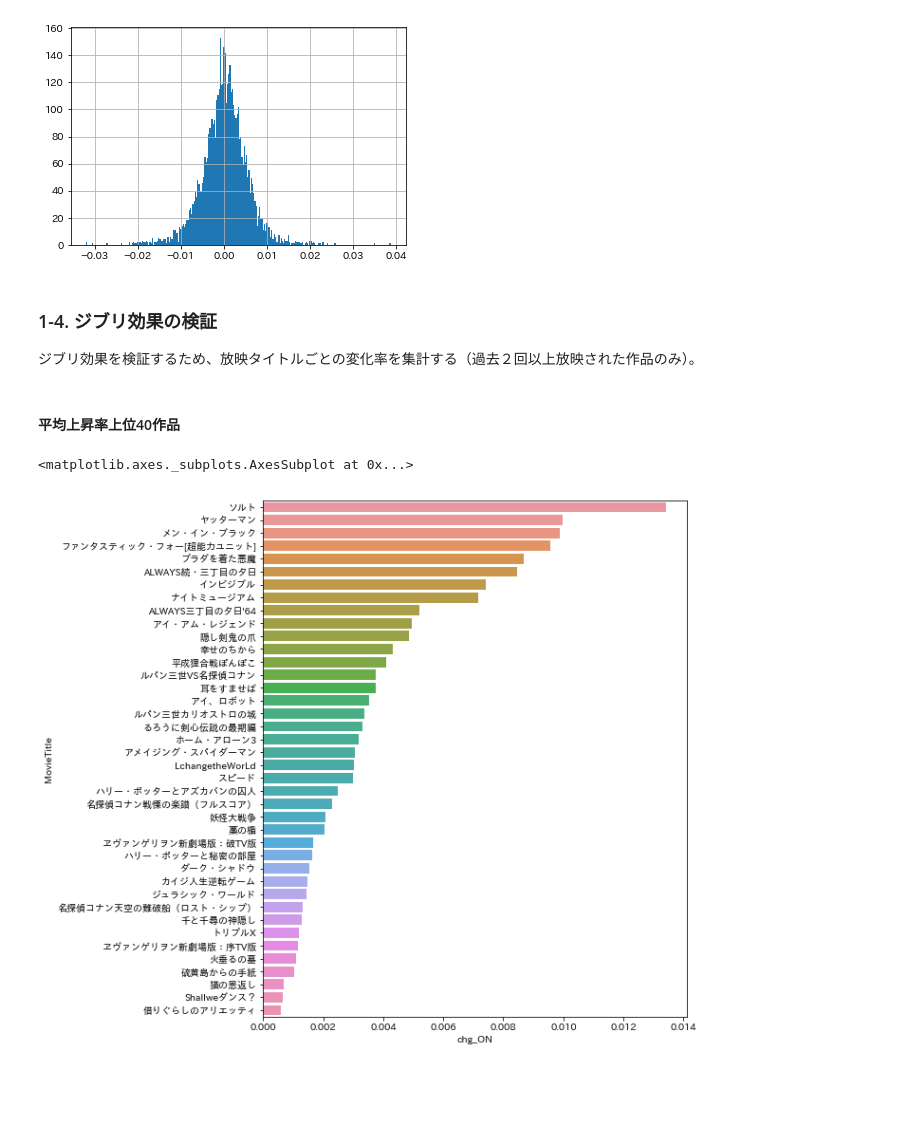
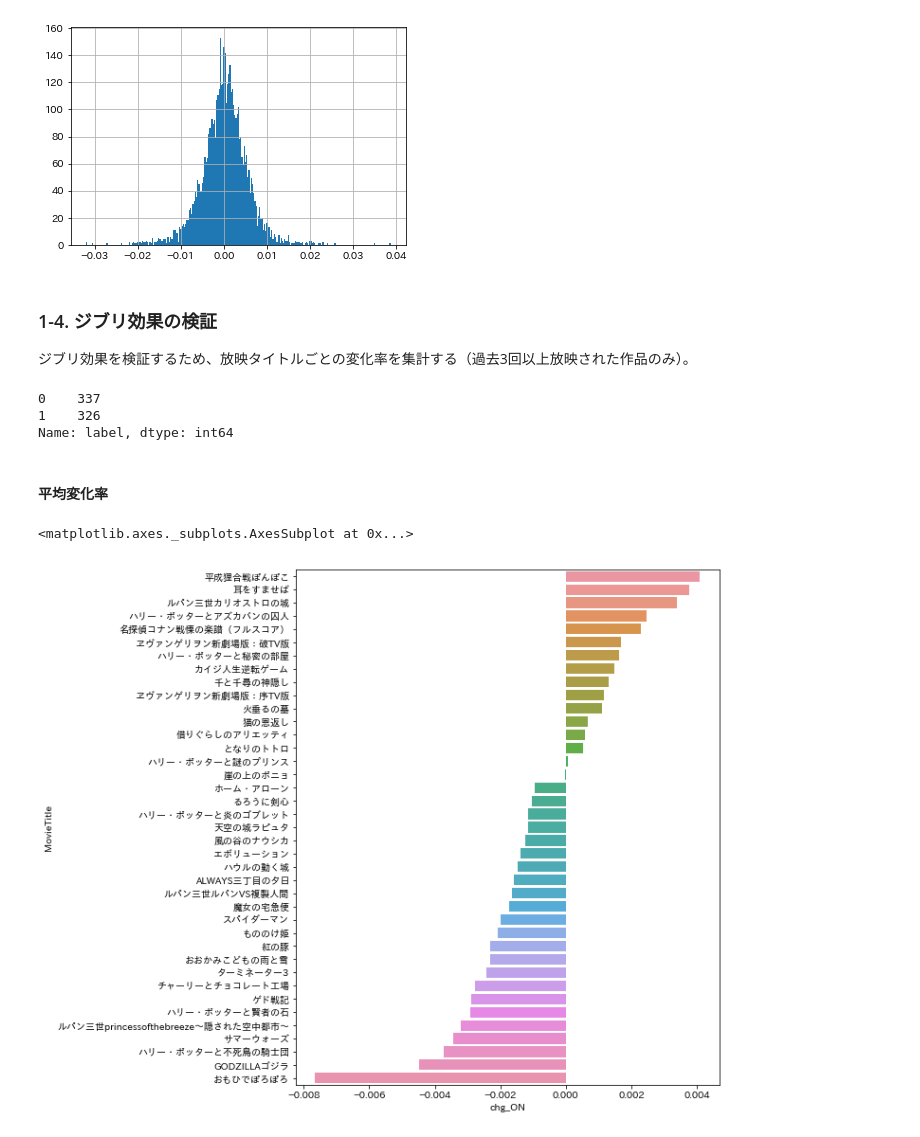
Before and after one commit to MitsuruFujiwara/FX_Trading, a Jupyter notebook: GhibliEffect.ipynb, the cells around one changed output. Saved outputs shown, nothing was run; the diff lists cells and outputs as text; code cells hidden in the pictures; blank space fills up the shorter version.

```diff
--- a/GhibliEffect.ipynb
+++ b/GhibliEffect.ipynb
@@ -85,21 +85,29 @@ df['chg_ON'].hist(bins=255)
 [figure]
 # %% [markdown]
 ### 1-4. ジブリ効果の検証
-ジブリ効果を検証するため、放映タイトルごとの変化率を集計する（過去２回以上放映された作品のみ）。
+ジブリ効果を検証するため、放映タイトルごとの変化率を集計する（過去3回以上放映された作品のみ）。
 # %%
 # 為替データと放映タイトルを結合。
 movie = movie.join(df['chg_ON'])
 
 # 変化率の絶対値を追加
 movie['chg_ON_abs'] = movie['chg_ON'].abs()
+
+# 二値分類用のラベルを追加
+movie['label'] = movie['chg_ON'].apply(lambda x: 1 if x>=0 else 0)
+movie.label.value_counts()
+# %% [output]
+0    337
+1    326
+Name: label, dtype: int64
 # %% [markdown]
-#### 平均上昇率上位40作品
+#### 平均変化率
 # %%
-cols = movie.groupby('MovieTitle').mean()[movie.groupby('MovieTitle').count() >1].sort_values(by='chg_ON',ascending=False)[:40].index
+cols = movie.groupby('MovieTitle').mean()[movie.groupby('MovieTitle').count() >2].sort_values(by='chg_ON',ascending=False)[:39].index
 titles=movie.loc[movie.MovieTitle.isin(cols)]
 
 plt.figure(figsize=(8, 10))
-sns.barplot(x ='chg_ON', y ='MovieTitle', data=titles, order=cols,ci=None)
+sns.barplot(x ='chg_ON', y ='MovieTitle', data=titles, order=cols, ci=None)
 # %% [output]
 <matplotlib.axes._subplots.AxesSubplot at 0x...>
-[figure, old version]
+[figure, new version]
```
Also changed, not shown: parts of 7 cells of this notebook, 1 other file.
